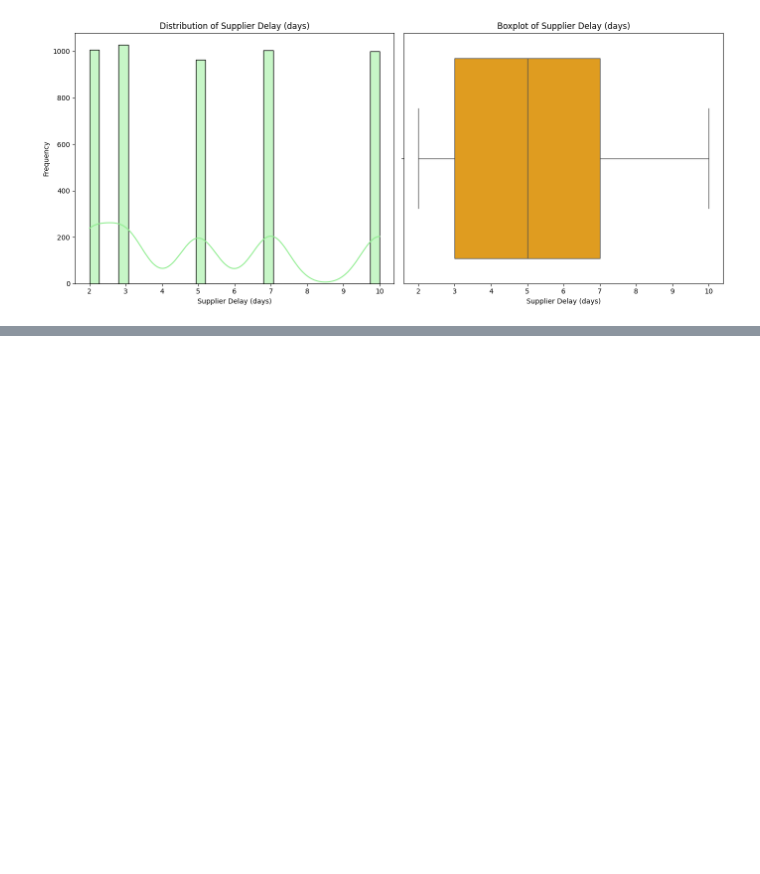
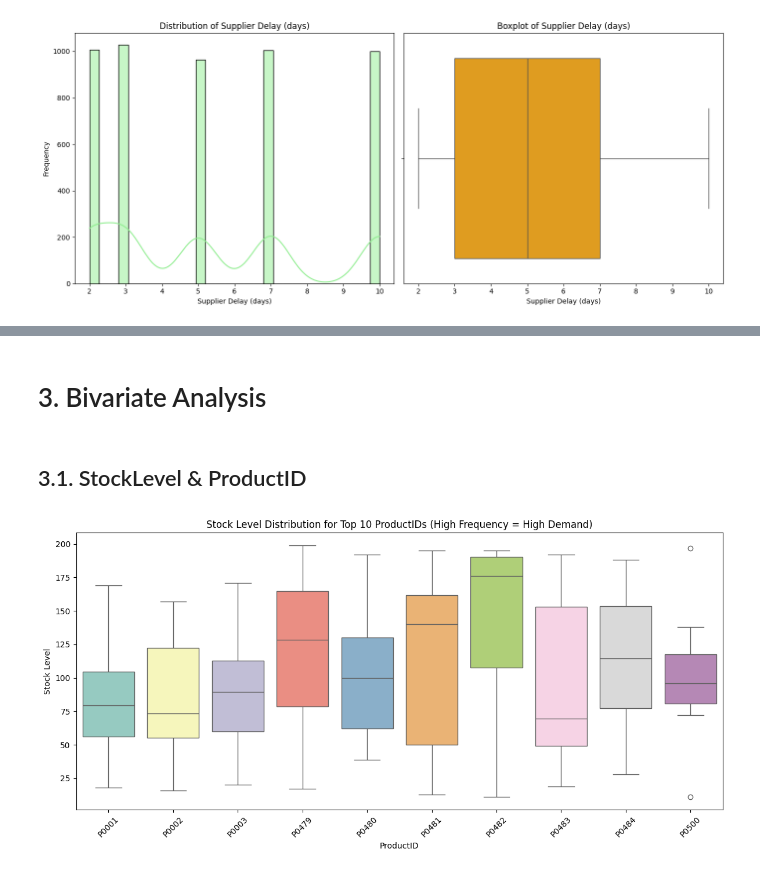
Before and after one commit to sachinn854/Product-Demand-Forecasting, a Jupyter notebook: 4_EDA/inventory.ipynb, the cells around one changed output, grey strips where cells are left out. Saved outputs shown, nothing was run; the diff lists cells and outputs as text; code cells hidden in the pictures; blank space fills up the shorter version.

```diff
--- a/4_EDA/inventory.ipynb
+++ b/4_EDA/inventory.ipynb
@@ -83,0 +165,19 @@ plt.show()
+# %% [markdown]
+# 3. Bivariate Analysis
+# %% [markdown]
+## 3.1. StockLevel & ProductID
+# %%
+# Get Top 10 products by frequency
+top_products = df['ProductID'].value_counts().head(10).index
+filtered_df = df[df['ProductID'].isin(top_products)]
+
+plt.figure(figsize=(12, 6))
+sns.boxplot(data=filtered_df, x='ProductID', y='StockLevel',hue='ProductID',legend=False, palette='Set3')
+plt.title('Stock Level Distribution for Top 10 ProductIDs (High Frequency = High Demand)')
+plt.xlabel('ProductID')
+plt.ylabel('Stock Level')
+plt.xticks(rotation=45)
+plt.tight_layout()
+plt.show()
+# %% [output]
+[figure, added]
```
Also changed, not shown: parts of 10 cells of this notebook.
